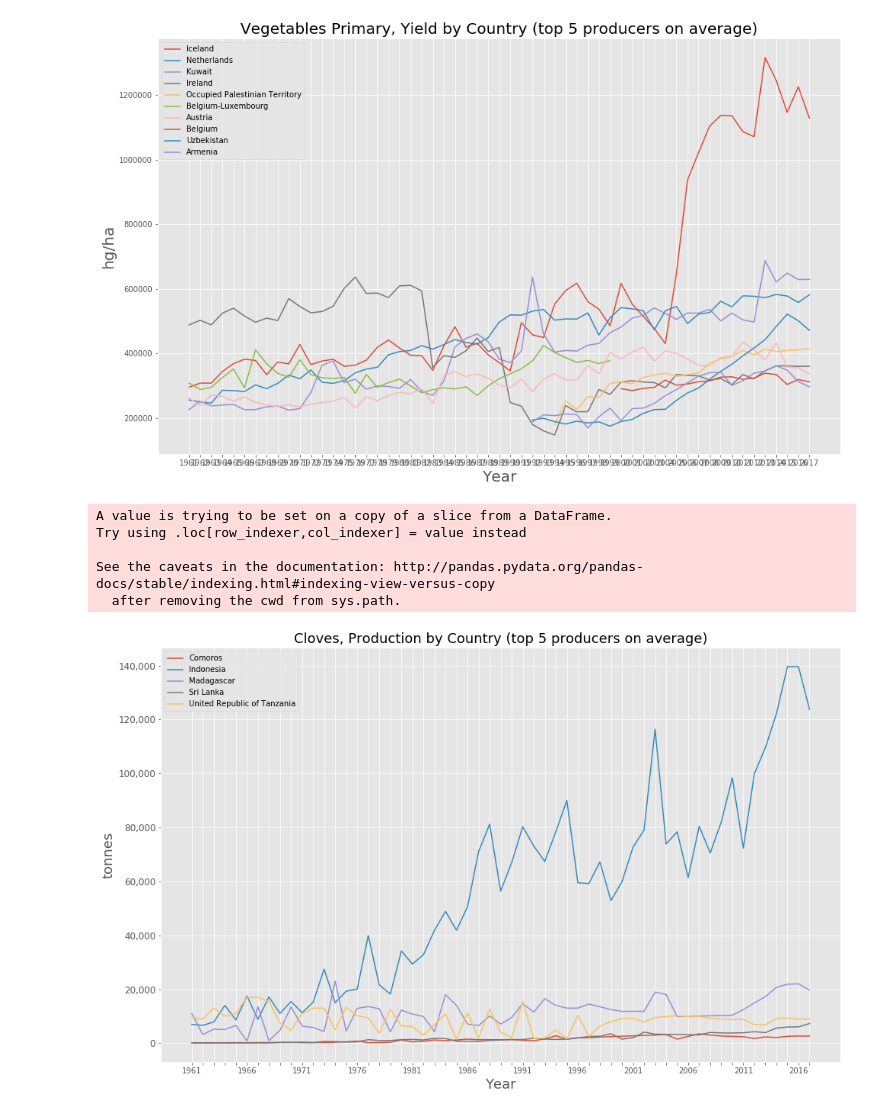
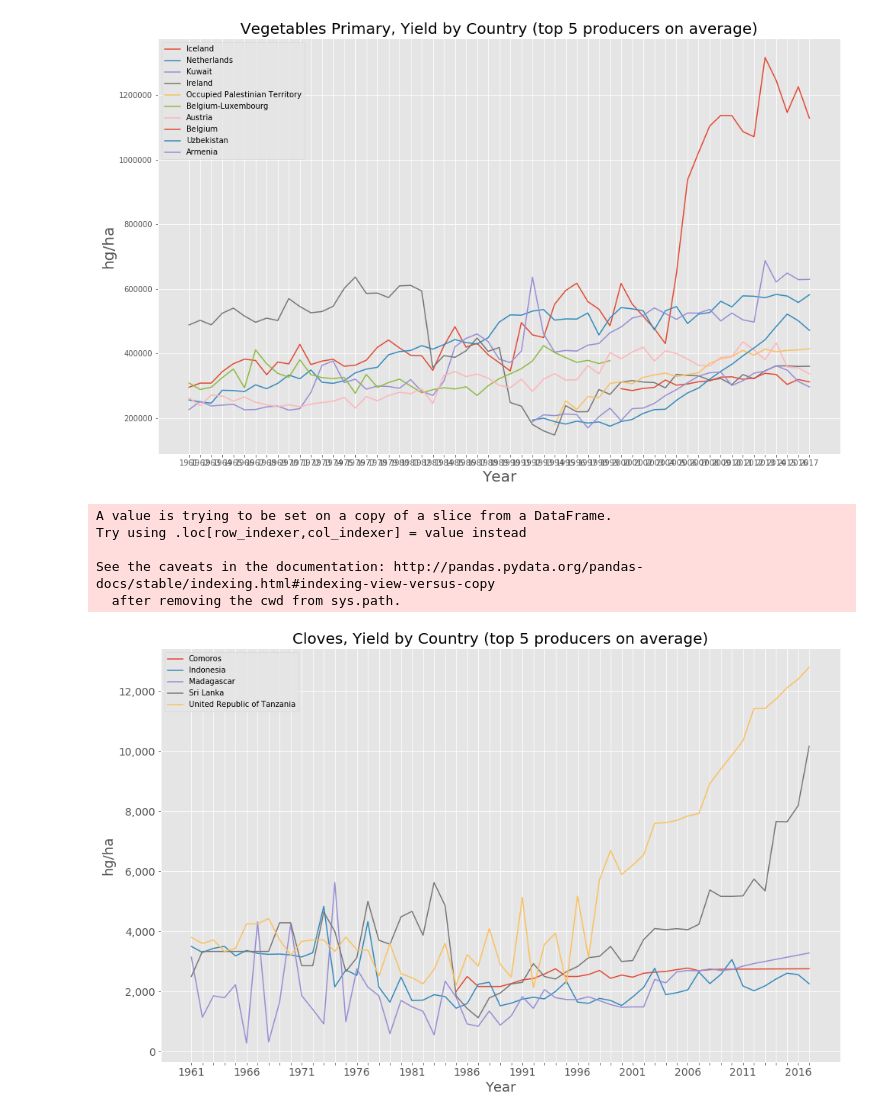
Before and after one commit to alyserecord/agricultural_yield, a Jupyter notebook: src/consistent_rate_change.ipynb, the cells around one changed output. Saved outputs shown, nothing was run; the diff lists cells and outputs as text; code cells hidden in the pictures.

Commit message:
fixing images

```diff
--- a/src/consistent_rate_change.ipynb
+++ b/src/consistent_rate_change.ipynb
@@ -140,20 +140,22 @@ def plot_top_countries(crop,element='Yield'):
             if index % n != 0:
                 label.set_visible(False)
         for label in ax.get_yticklabels():
-            label.set_fontsize(12)
+            label.set_fontsize(14)
+        for label in ax.get_xticklabels():
+            label.set_fontsize(14)
         ax.yaxis.set_major_formatter(mpl.ticker.StrMethodFormatter('{x:,.0f}'))
-        ax.set_title('{}, {} by Country (top 5 producers on average)'.format(crop,element),size=18)
+        ax.set_title('{}, {} by Country (top 5 producers on average)'.format(crop,element),size=20)
         ax.set_xlabel('Year',size=18)
         ylabel = df_filtered['unit'].head(1).iloc[0]
         ax.set_ylabel(ylabel,size=18)
         ax.legend(labels=df_filtered['area'].values)
-    plt.savefig('../images/clovesproductioncountries.png')
+    plt.savefig('../images/clovesyieldcountries.png')
 # %%
-plot_top_countries('Cloves','Production')
+plot_top_countries('Cloves','Yield')
 # %% [output]
 A value is trying to be set on a copy of a slice from a DataFrame.
 Try using .loc[row_indexer,col_indexer] = value instead
 
 See the caveats in the documentation: http://pandas.pydata.org/pandas-docs/stable/indexing.html#indexing-view-versus-copy
   after removing the cwd from sys.path.
-[figure, old version]
+[figure, new version]
```
